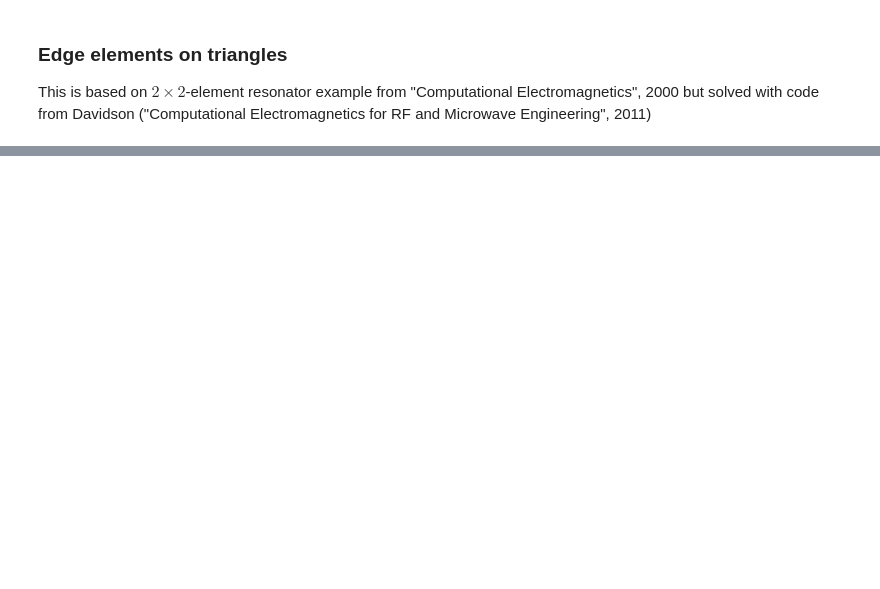
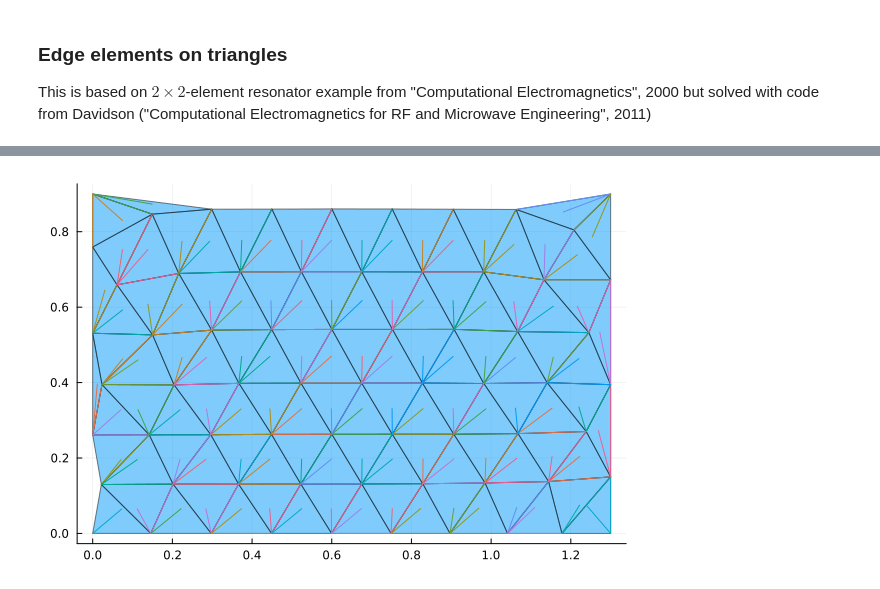
Before and after one commit to dkacperski97/eigenmode-fem, a Jupyter notebook: rylander2000.ipynb, the cells around one changed output, grey strips where cells are left out. Cells and saved outputs as stored; diff of their text form; code cells hidden in the pictures; blank space fills up the shorter version.

Commit message:
getme fixes

```diff
--- a/rylander2000.ipynb
+++ b/rylander2000.ipynb
@@ -107,0 +134,44 @@ Plots.plot!(x, y)
+# %%
+import .Smoothing
+
+# function PolygonalMesh(
+#   nodes::Vector{Mathematics.Vector2D},
+#   polygons::Vector{Mathematics.Polygon},
+#   fixedNodeIndices::Set{Int}=Set{Int}()
+#
+nodes = Vector{Mathematics.Vector2D}(undef,size(p,1))
+for index in 1:size(p,1)
+  nodes[index] = Mathematics.Vector2D(p[index,1], p[index,2])
+end
+polygons = Vector{Mathematics.Polygon}(undef,size(t,1))
+for index in 1:size(t,1)
+  polygons[index] = Mathematics.Polygon([t[index,1], t[index,2], t[index,3]])
+end
+# TODO: fixedNodeIndices
+mesh = Mesh.PolygonalMesh(nodes, polygons)
+minHeap = Smoothing.PolygonQualityMinHeap(mesh)
+
+
+Plots.plot(0,0)
+plotgrid( p, t )
+for tree in minHeap.binaryTree
+#     tree = minHeap.binaryTree[index]
+    pg = polygons[tree.polygonIndex]
+    n1, n2, n3 = nodes[pg.nodeIndices[1]], nodes[pg.nodeIndices[2]], nodes[pg.nodeIndices[3]]
+    x = (min(n1.x, n2.x, n3.x) + max(n1.x, n2.x, n3.x))/2
+    y = (min(n1.y, n2.y, n3.y) + max(n1.y, n2.y, n3.y))/2
+    string_x = @sprintf("%5.1f",tree.meanRatioNumber)
+#     Plots.annotate!(x, y, Plots.text(string_x, :red, :right, 6))
+    nn = nodes[Mathematics.getNodeIndex(pg, 1)]
+    nn2 = nodes[Mathematics.getNodeIndex(pg, 2)]
+    pinput = [(x, y), (nn.x, nn.y), (nn2.x, nn2.y)]
+#     if tree.meanRatioNumber > 0
+        Plots.plot!(pinput, legend = false)
+#     end
+end
+Plots.annotate!(0,0,"")
+# config = GetmeSequentialConfig(Mesh.getMaximalNumberOfPolygonNodes(mesh), PolygonTransformationSet.Generic)
+
+# Smoothing.getmeSequential(mesh, config)
+# %% [output]
+[figure, added]
```
Also changed, not shown: parts of 10 cells of this notebook, 28 other files.
